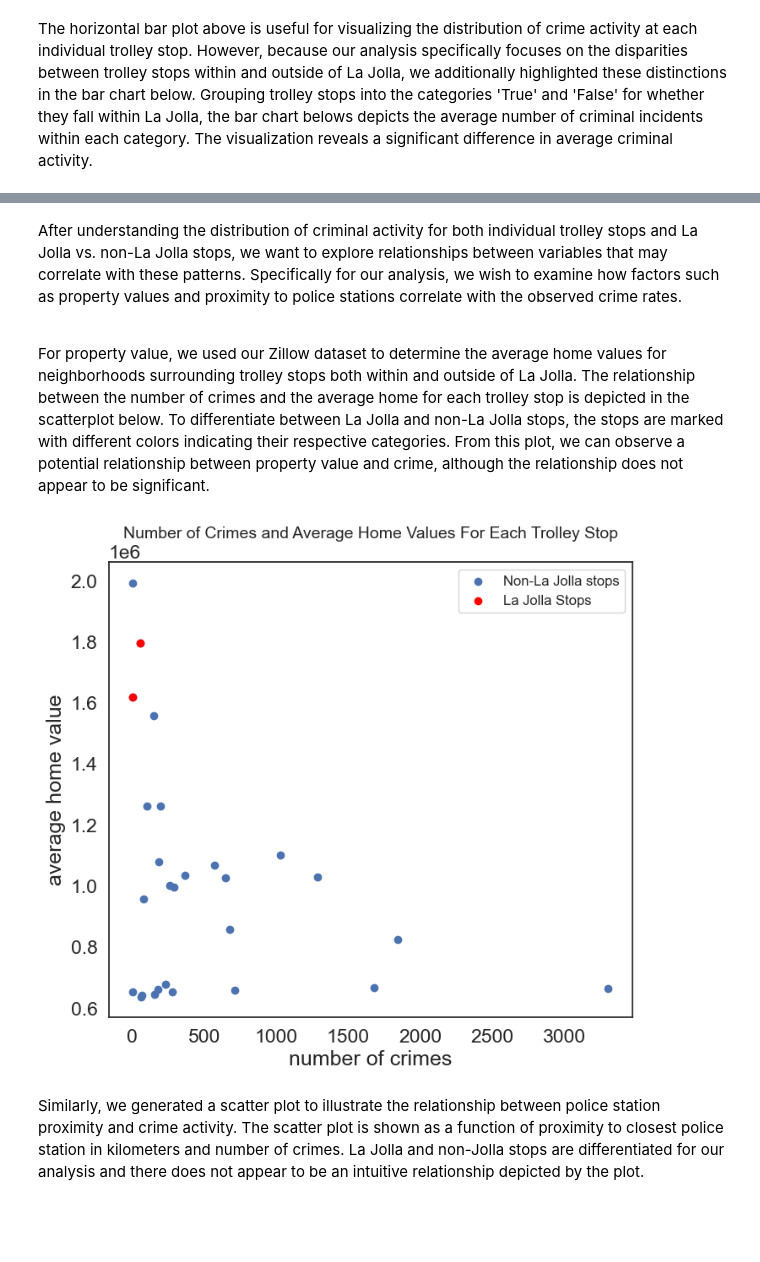
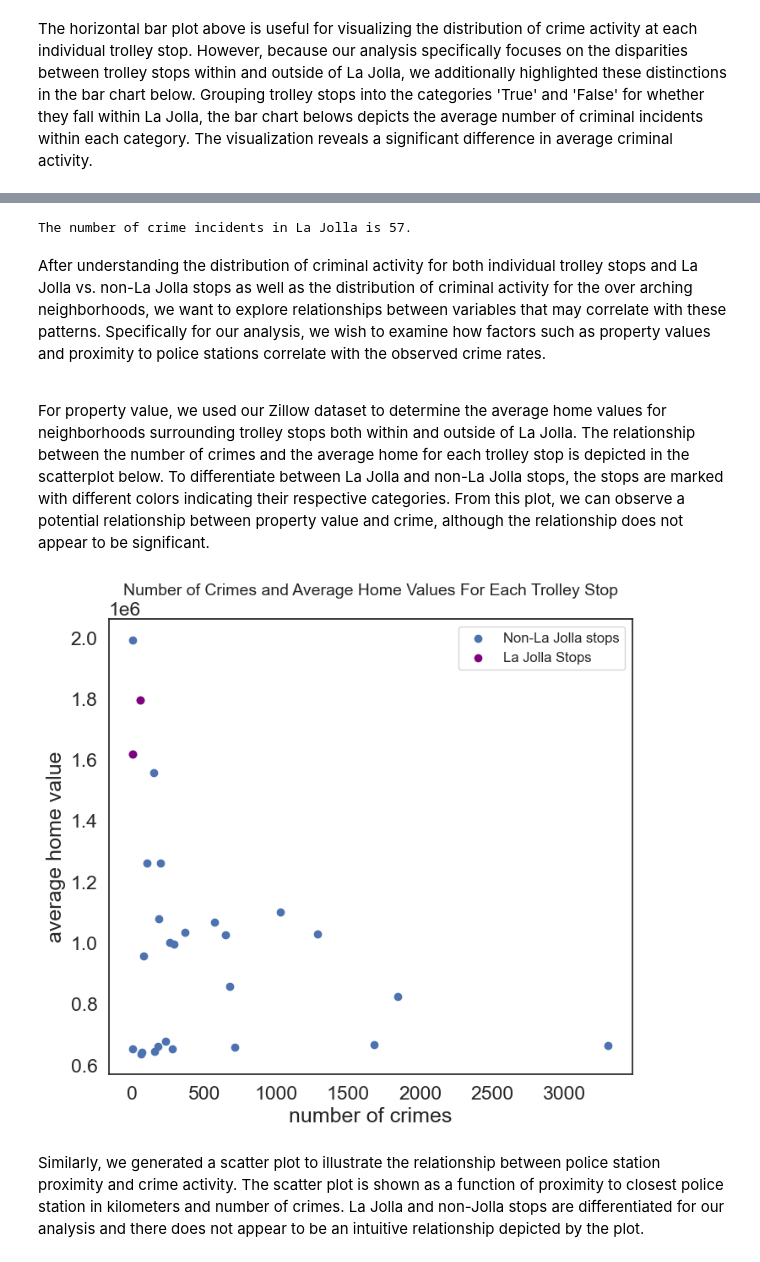
Before and after one commit to eemilycchen/blue-line-trolley, a Jupyter notebook: FinalProject.ipynb, the cells around one changed output, grey strips where cells are left out. Cells and saved outputs as stored; diff of their text form; code cells hidden in the pictures; blank space fills up the shorter version.

Commit message:
included EDA on neighborhoods

```diff
--- a/FinalProject.ipynb
+++ b/FinalProject.ipynb
@@ -232,7 +232,7 @@ BL_STOP_LOCATIONS = {'utc': (32.87132037497218, -117.21143707227878),
                       'san ysidro': (32.54468994869954, -117.02957775934591)}
 
 
-def find_min_haversine_distance_to_stop(crime_lat, crime_long, bl_stop_locations):
+def find_min_haversine_distance_to_stop(start_lat, end_long, bl_stop_locations):
 
     RADIUS_EARTH_KM = 6371.0
     STOP_NAMES = list(bl_stop_locations.keys())
@@ -241,7 +241,7 @@ def find_min_haversine_distance_to_stop(crime_lat, crime_long, bl_stop_locations
 
     for stop_location in STOP_LOCATIONS:
         stop_lat, stop_long = stop_location[0], stop_location[1]
-        crime_lat_radians, crime_long_radians, stop_lat_radians, stop_long_radians = map(radians, [crime_lat, crime_long, stop_lat, stop_long])
+        crime_lat_radians, crime_long_radians, stop_lat_radians, stop_long_radians = map(radians, [start_lat, end_long, stop_lat, stop_long])
 
         # Haversine formula
         dlat = stop_lat_radians - crime_lat_radians
@@ -493,28 +517,38 @@ Text(0, 0.5, 'incident counts')
+# %%
+NUMBER_OF_CRIMES_IN_LA_JOLLA = (crimes_and_homes[crimes_and_homes['la_jolla'] == True].groupby(['neighborhood'])['nibrs_uniq']
+                                                        .count()
+                                                        .reset_index()
+                                                        .rename(columns={"nibrs_uniq": "crime_counts"})
+                                                        .sum()
+                                                        )[1]
+print("The number of crime incidents in La Jolla is "  + str(NUMBER_OF_CRIMES_IN_LA_JOLLA) + ".")
+# %% [output]
+The number of crime incidents in La Jolla is 57.
 # %% [markdown]
-After understanding the distribution of criminal activity for both individual trolley stops and La Jolla vs. non-La Jolla stops, we want to explore relationships between variables that may correlate with these patterns. Specifically for our analysis, we wish to examine how factors such as property values and proximity to police stations correlate with the observed crime rates.
+After understanding the distribution of criminal activity for both individual trolley stops and La Jolla vs. non-La Jolla stops as well as the distribution of criminal activity for the over arching neighborhoods, we want to explore relationships between variables that may correlate with these patterns. Specifically for our analysis, we wish to examine how factors such as property values and proximity to police stations correlate with the observed crime rates.
 
 <br> For property value, we used our Zillow dataset to determine the average home values for neighborhoods surrounding trolley stops both within and outside of La Jolla. The relationship between the number of crimes and the average home for each trolley stop is depicted in the scatterplot below. To differentiate between La Jolla and non-La Jolla stops, the stops are marked with different colors indicating their respective categories. From this plot, we can observe a potential relationship between property value and crime, although the relationship does not appear to be significant.
 # %%
 # find the average home value surrounding each trolley stop
 avg_home_value_per_stop = crimes_and_homes.groupby('closest_stop')['avg_home_value'].mean()
 avg_home_and_crimes = pd.DataFrame({'avg_home_value_per_stop': avg_home_value_per_stop,
                    'crimes_per_stop': crimes_per_stop.set_index('closest_stop')['crime_counts']})
 
 la_jolla_home_and_crimes = avg_home_and_crimes.loc[['uc san diego health la jolla', 'nobel drive'], :]
 
 # the scatterplot below shows the relationship between the # of crimes and the average home values for each trolley stop on the Blue Line
 # La Jolla trolley stops are highlighted red
 plt.figure(figsize=(8, 7))
 plt.scatter(avg_home_and_crimes['crimes_per_stop'], avg_home_and_crimes['avg_home_value_per_stop'], label='Non-La Jolla stops')
-plt.scatter(la_jolla_home_and_crimes['crimes_per_stop'], la_jolla_home_and_crimes['avg_home_value_per_stop'], color='red', label='La Jolla Stops')
+plt.scatter(la_jolla_home_and_crimes['crimes_per_stop'], la_jolla_home_and_crimes['avg_home_value_per_stop'], color='purple', label='La Jolla Stops')
 plt.xlabel('number of crimes')
 plt.ylabel('average home value')
 plt.title('Number of Crimes and Average Home Values For Each Trolley Stop', fontsize=14)
 plt.legend(fontsize=12)
 
 plt.show()
 # %% [output]
-[figure, old version]
+[figure, new version]
 # %% [markdown]
 Similarly, we generated a scatter plot to illustrate the relationship between police station proximity and crime activity. The scatter plot is shown as a function of proximity to closest police station in kilometers and number of crimes. La Jolla and non-Jolla stops are differentiated for our analysis and there does not appear to be an intuitive relationship depicted by the plot.
 # %%
```
Also changed, not shown: parts of 9 cells of this notebook.
